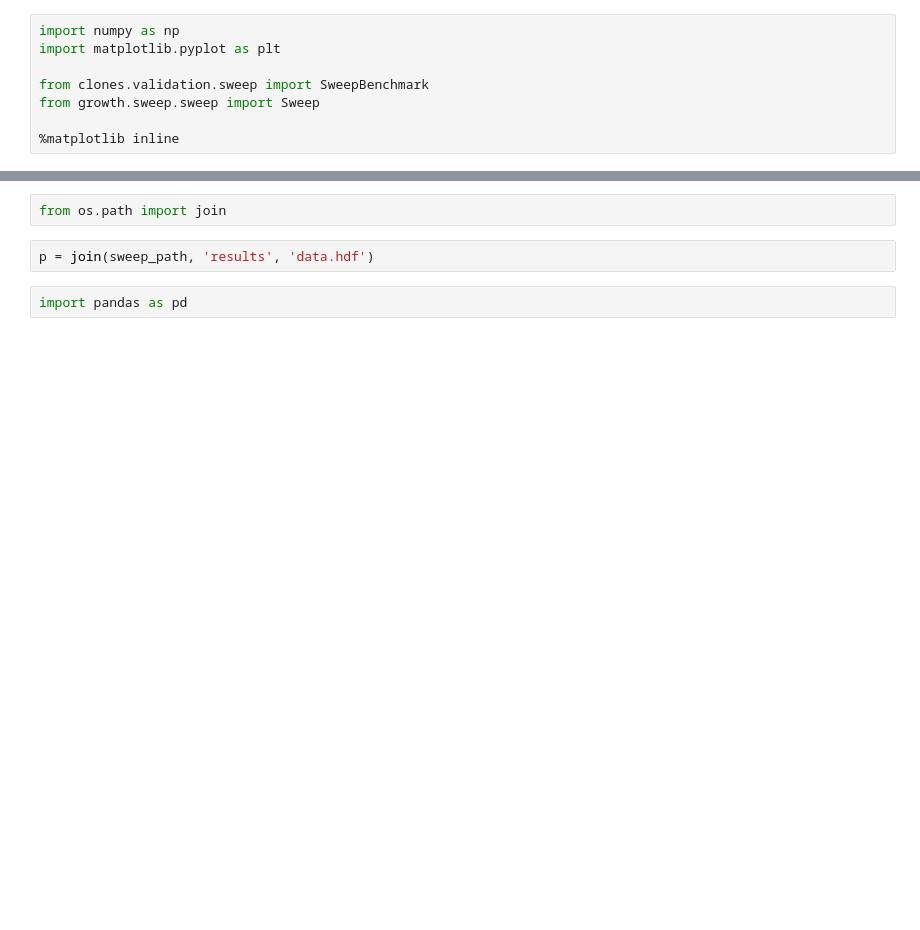
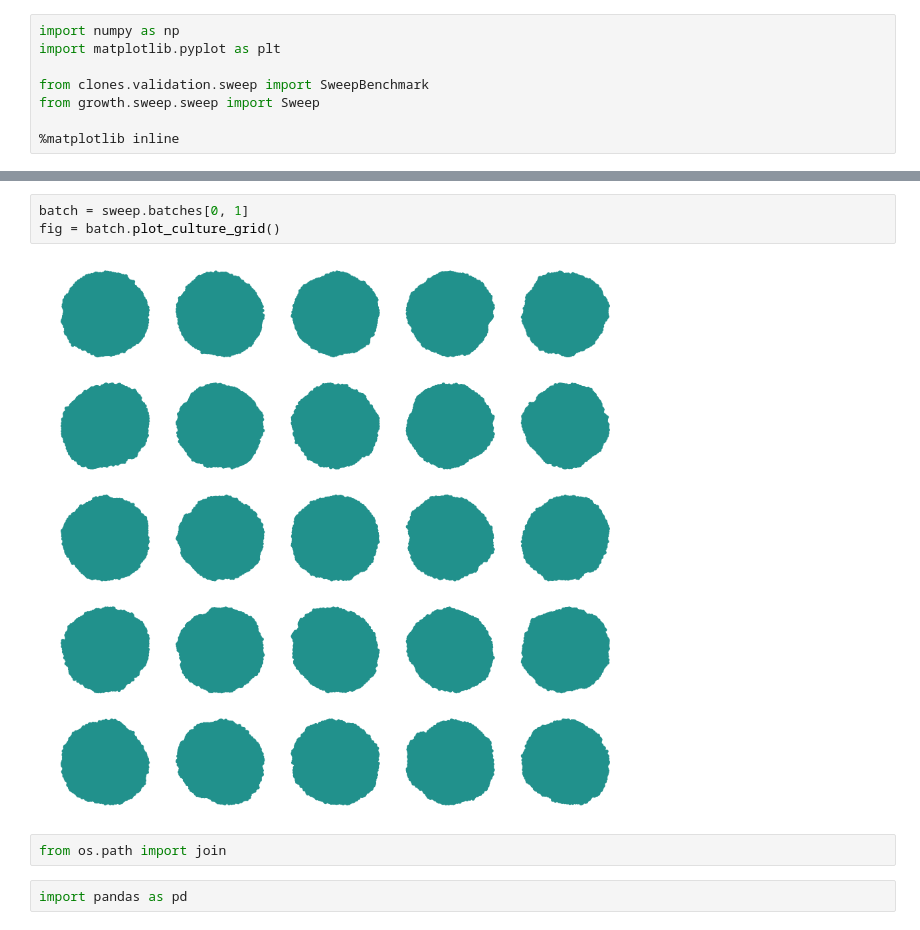
Before and after one commit to sbernasek/flyqma, a Jupyter notebook: notebooks/results.ipynb, the cells around one changed output, grey strips where cells are left out. Cells and saved outputs as stored; diff of their text form; blank space fills up the shorter version.

```diff
--- a/notebooks/results.ipynb
+++ b/notebooks/results.ipynb
@@ -18,7 +45,10 @@ p =
+# %%
+batch = sweep.batches[0, 1]
+fig = batch.plot_culture_grid()
+# %% [output]
+[figure, added]
 # %%
 from os.path import join
-# %%
-p = join(sweep_path, 'results', 'data.hdf')
 # %%
 import pandas as pd
 # %%
```
Also changed, not shown: parts of 27 cells of this notebook, 5 other files.
